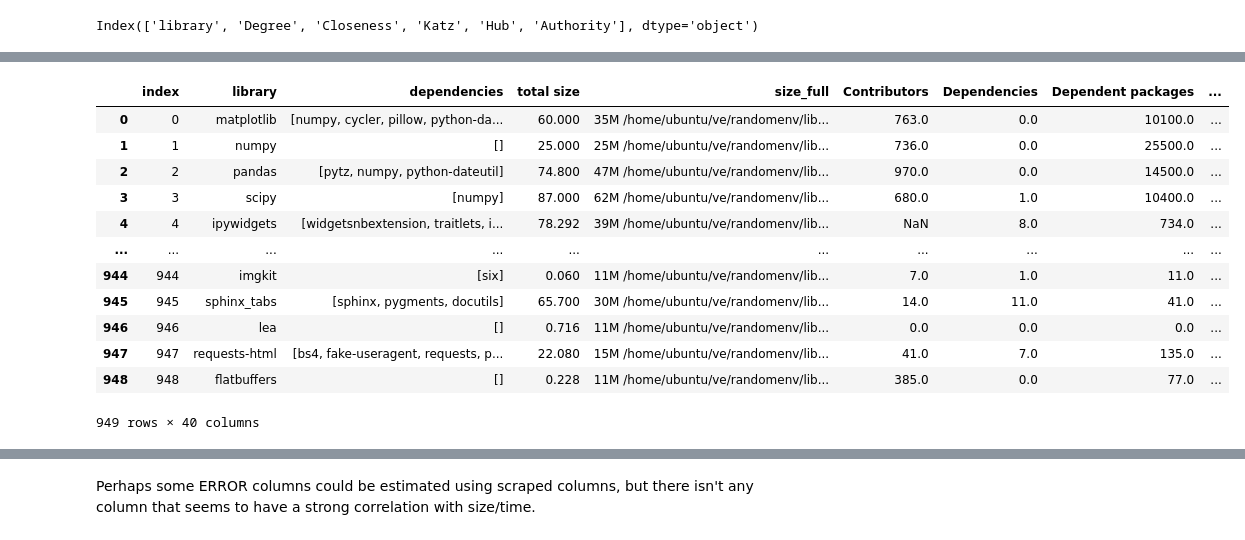
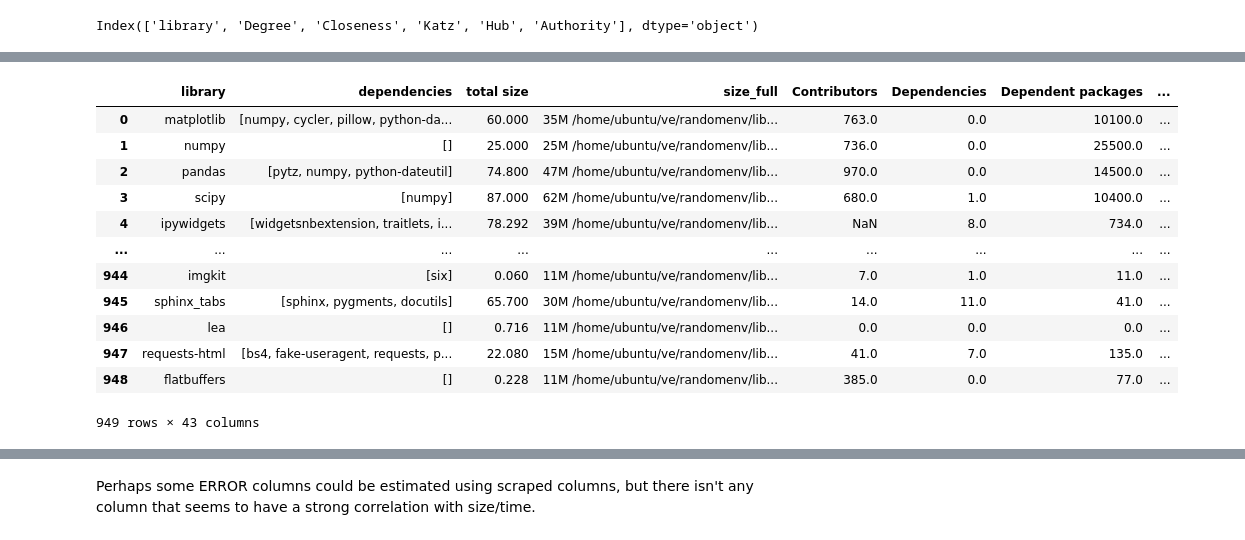
Before and after one commit to kevingao26/Binder-Logs, a Jupyter notebook: 4. Packages EDA/pentagon_conversion.ipynb, the cells around one changed output, grey strips where cells are left out. Cells and saved outputs as stored; diff of their text form; code cells hidden in the pictures.

```diff
--- a/4. Packages EDA/pentagon_conversion.ipynb
+++ b/4. Packages EDA/pentagon_conversion.ipynb
@@ -544,0 +534,28 @@ Name: dependencies_temp, Length: 949, dtype: object
+# %%
+ag_df["dependencies drained"] = ag_df["dependencies full"]
+dep_full = ag_df["dependencies full"]
+with open("depalg.pickle",'wb') as f:
+    pickle.dump(dep_full, f)
+# %%
+open_index = ag_df.index
+counter = 1
+while True:
+    zero_index_size = {}
+    zero_list = []
+    for i in open_index:
+        if len(ag_df.at[i, "dependencies drained"]) == 0:
+            zero_index_size[ag_df.at[i, "library"]] = ag_df.at[i, "size"]
+            zero_list.append(i)
+    for i in open_index:
+        for seen in zero_index_size:
+            if seen in ag_df.at[i, "dependencies drained"]:
+                ag_df.at[i, "dependencies drained"].remove(seen)
+                ag_df.at[i, "size"] =  ag_df.at[i, "size"] - zero_index_size[seen]
+
+    open_index = [ele for ele in open_index if ele not in zero_list]
+
+    print(str(counter) + ": " + str(len(zero_list)))
+    counter += 1
+
+    if zero_list == []:
+        break
@@ -545 +575,7 @@ Name: dependencies_temp, Length: 949, dtype: object
+# %%
+with open('depalg.pickle', 'rb') as f:
+    dep_full = pickle.load(f)
+# %%
+ag_df["dependencies full"] = dep_full
+ag_df["dependencies drained count"] = ag_df["dependencies drained"].apply(lambda x: len(x))
 # %%
@@ -559,16 +617,17 @@ while True:
 # %%
+q_df = ag_df
 q_df
 # %% [output]
-|  | index | library | dependencies | total size | size_full | Contributors | Dependencies | Dependent packages | ... |
-| 0 | 0 | matplotlib | [numpy, cycler, pillow, python-da... | 60.000 | 35M /home/ubuntu/ve/randomenv/lib... | 763.0 | 0.0 | 10100.0 | ... |
-| 1 | 1 | numpy | [] | 25.000 | 25M /home/ubuntu/ve/randomenv/lib... | 736.0 | 0.0 | 25500.0 | ... |
-| 2 | 2 | pandas | [pytz, numpy, python-dateutil] | 74.800 | 47M /home/ubuntu/ve/randomenv/lib... | 970.0 | 0.0 | 14500.0 | ... |
-| 3 | 3 | scipy | [numpy] | 87.000 | 62M /home/ubuntu/ve/randomenv/lib... | 680.0 | 1.0 | 10400.0 | ... |
-| 4 | 4 | ipywidgets | [widgetsnbextension, traitlets, i... | 78.292 | 39M /home/ubuntu/ve/randomenv/lib... | NaN | 8.0 | 734.0 | ... |
-| ... | ... | ... | ... | ... | ... | ... | ... | ... | ... |
-| 944 | 944 | imgkit | [six] | 0.060 | 11M /home/ubuntu/ve/randomenv/lib... | 7.0 | 1.0 | 11.0 | ... |
-| 945 | 945 | sphinx_tabs | [sphinx, pygments, docutils] | 65.700 | 30M /home/ubuntu/ve/randomenv/lib... | 14.0 | 11.0 | 41.0 | ... |
-| 946 | 946 | lea | [] | 0.716 | 11M /home/ubuntu/ve/randomenv/lib... | 0.0 | 0.0 | 0.0 | ... |
-| 947 | 947 | requests-html | [bs4, fake-useragent, requests, p... | 22.080 | 15M /home/ubuntu/ve/randomenv/lib... | 41.0 | 7.0 | 135.0 | ... |
-| 948 | 948 | flatbuffers | [] | 0.228 | 11M /home/ubuntu/ve/randomenv/lib... | 385.0 | 0.0 | 77.0 | ... |
+|  | library | dependencies | total size | size_full | Contributors | Dependencies | Dependent packages | ... |
+| 0 | matplotlib | [numpy, cycler, pillow, python-da... | 60.000 | 35M /home/ubuntu/ve/randomenv/lib... | 763.0 | 0.0 | 10100.0 | ... |
+| 1 | numpy | [] | 25.000 | 25M /home/ubuntu/ve/randomenv/lib... | 736.0 | 0.0 | 25500.0 | ... |
+| 2 | pandas | [pytz, numpy, python-dateutil] | 74.800 | 47M /home/ubuntu/ve/randomenv/lib... | 970.0 | 0.0 | 14500.0 | ... |
+| 3 | scipy | [numpy] | 87.000 | 62M /home/ubuntu/ve/randomenv/lib... | 680.0 | 1.0 | 10400.0 | ... |
+| 4 | ipywidgets | [widgetsnbextension, traitlets, i... | 78.292 | 39M /home/ubuntu/ve/randomenv/lib... | NaN | 8.0 | 734.0 | ... |
+| ... | ... | ... | ... | ... | ... | ... | ... | ... |
+| 944 | imgkit | [six] | 0.060 | 11M /home/ubuntu/ve/randomenv/lib... | 7.0 | 1.0 | 11.0 | ... |
+| 945 | sphinx_tabs | [sphinx, pygments, docutils] | 65.700 | 30M /home/ubuntu/ve/randomenv/lib... | 14.0 | 11.0 | 41.0 | ... |
+| 946 | lea | [] | 0.716 | 11M /home/ubuntu/ve/randomenv/lib... | 0.0 | 0.0 | 0.0 | ... |
+| 947 | requests-html | [bs4, fake-useragent, requests, p... | 22.080 | 15M /home/ubuntu/ve/randomenv/lib... | 41.0 | 7.0 | 135.0 | ... |
+| 948 | flatbuffers | [] | 0.228 | 11M /home/ubuntu/ve/randomenv/lib... | 385.0 | 0.0 | 77.0 | ... |
-949 rows × 40 columns
+949 rows × 43 columns
```
Also changed, not shown: parts of 64 cells of this notebook, 26 other files.
